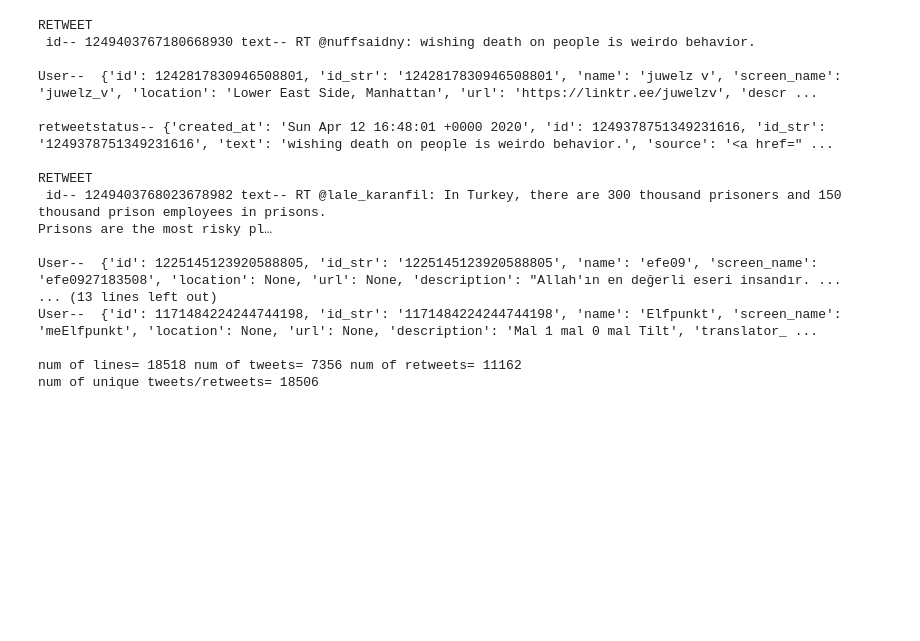
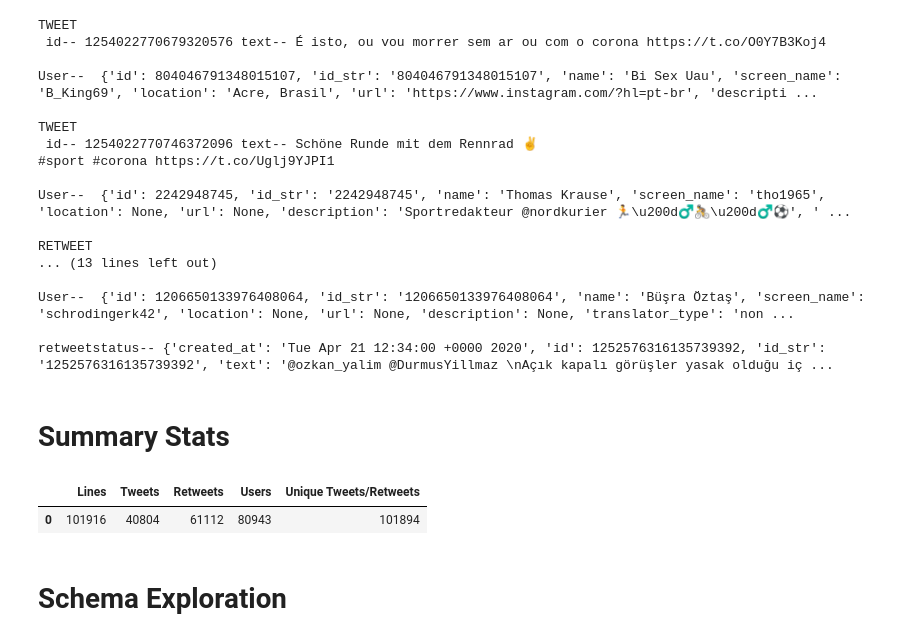
Before and after one commit to mayukhsen13/TwitterSearchApp_694_Team4_2024-1, a Jupyter notebook: twitter-dataset-processing.ipynb, the cells around one changed output. Drawn from its saved outputs; the diff is of its cells as text; code cells hidden in the pictures; blank space fills up the shorter version.

Commit message:
summary stats and schema exploration

```diff
--- a/twitter-dataset-processing.ipynb
+++ b/twitter-dataset-processing.ipynb
@@ -14,9 +19,10 @@ num_retweets=0
 print_tweet = 0
 print_retweet = 0
 tweets = {}
+users = set()
 
 #insert path and replace name of the file below as needed
-with open("corona-out-2.json", "r") as f1:
+with open("corona-out-3.json", "r") as f1:
     for line in f1:
         try:
             data = json.loads(line)
@@ -48,27 +54,45 @@ with open("corona-out-2.json", "r") as f1:
             if (data['id_str'] not in tweets):
                 tweets[data['id_str']] = data
 
+            users.add(data['user']['id'])
+
         except:
             # if there is an error loading the json of the tweet, skip
             continue
 
-print('num of lines=',lines, 'num of tweets=',num_tweets, 'num of retweets=',num_retweets)
-print('num of unique tweets/retweets=',len(tweets.keys()))
+# print('num of lines=',lines, 'num of tweets=',num_tweets, 'num of retweets=',num_retweets)
+# print('num of unique tweets/retweets=',len(tweets.keys()))
+# print('num of users=',len(users))
+
+# NOTE: summary stats in next code cell
 # %% [output]
-RETWEET
- id-- 1249403767180668930 text-- RT @nuffsaidny: wishing death on people is weirdo behavior.
+TWEET
+ id-- 1254022770679320576 text-- É isto, ou vou morrer sem ar ou com o corona https://t.co/O0Y7B3Koj4
 
-User--  {'id': 1242817830946508801, 'id_str': '1242817830946508801', 'name': 'juwelz v', 'screen_name': 'juwelz_v', 'location': 'Lower East Side, Manhattan', 'url': 'https://linktr.ee/juwelzv', 'descr ...
+User--  {'id': 804046791348015107, 'id_str': '804046791348015107', 'name': 'Bi Sex Uau', 'screen_name': 'B_King69', 'location': 'Acre, Brasil', 'url': 'https://www.instagram.com/?hl=pt-br', 'descripti ...
 
-retweetstatus-- {'created_at': 'Sun Apr 12 16:48:01 +0000 2020', 'id': 1249378751349231616, 'id_str': '1249378751349231616', 'text': 'wishing death on people is weirdo behavior.', 'source': '<a href=" ...
+TWEET
+ id-- 1254022770746372096 text-- Schöne Runde mit dem Rennrad ✌️
+#sport #corona https://t.co/Uglj9YJPI1
+
+User--  {'id': 2242948745, 'id_str': '2242948745', 'name': 'Thomas Krause', 'screen_name': 'tho1965', 'location': None, 'url': None, 'description': 'Sportredakteur @nordkurier 🏃\u200d♂️🚴\u200d♂️⚽️', ' ...
 
 RETWEET
- id-- 1249403768023678982 text-- RT @lale_karanfil: In Turkey, there are 300 thousand prisoners and 150 thousand prison employees in prisons.
-Prisons are the most risky pl…
+... (13 lines left out)
 
-User--  {'id': 1225145123920588805, 'id_str': '1225145123920588805', 'name': 'efe09', 'screen_name': 'efe0927183508', 'location': None, 'url': None, 'description': "Allah'ın en değerli eseri insandır. ...
-... (13 lines left out)
-User--  {'id': 1171484224244744198, 'id_str': '1171484224244744198', 'name': 'Elfpunkt', 'screen_name': 'meElfpunkt', 'location': None, 'url': None, 'description': 'Mal 1 mal 0 mal Tilt', 'translator_ ...
+User--  {'id': 1206650133976408064, 'id_str': '1206650133976408064', 'name': 'Büşra Öztaş', 'screen_name': 'schrodingerk42', 'location': None, 'url': None, 'description': None, 'translator_type': 'non ...
 
-num of lines= 18518 num of tweets= 7356 num of retweets= 11162
-num of unique tweets/retweets= 18506
+retweetstatus-- {'created_at': 'Tue Apr 21 12:34:00 +0000 2020', 'id': 1252576316135739392, 'id_str': '1252576316135739392', 'text': '@ozkan_yalim @DurmusYillmaz \nAçık kapalı görüşler yasak olduğu iç ...
+# %% [markdown]
+# Summary Stats
+# %%
+pd.DataFrame.from_dict({'Lines': [lines],
+                        'Tweets': [num_tweets],
+                        'Retweets': [num_retweets],
+                        'Users': [len(users)],
+                        'Unique Tweets/Retweets':[len(tweets.keys())]})
+# %% [output]
+|  | Lines | Tweets | Retweets | Users | Unique Tweets/Retweets |
+| 0 | 101916 | 40804 | 61112 | 80943 | 101894 |
+# %% [markdown]
+# Schema Exploration
```
Also changed, not shown: parts of 8 cells of this notebook, 1 other file.
